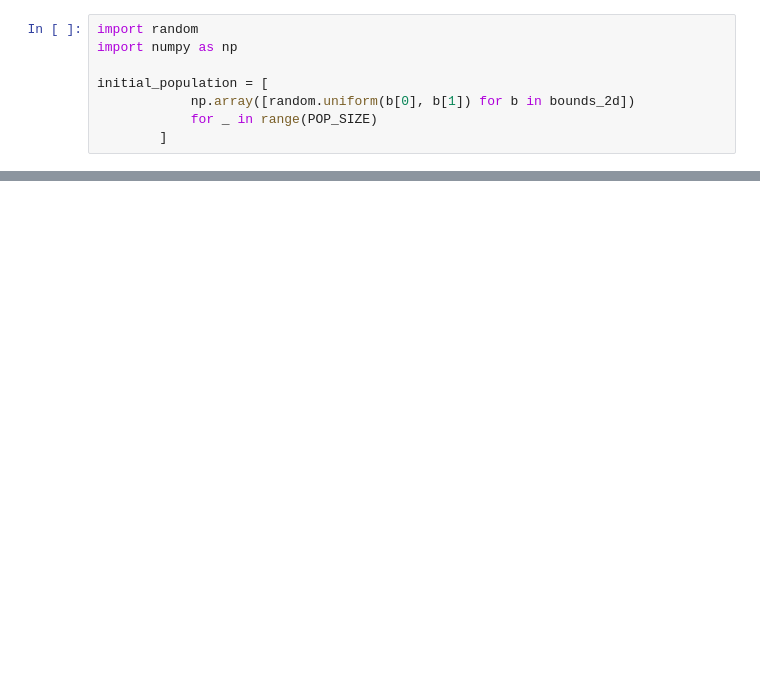
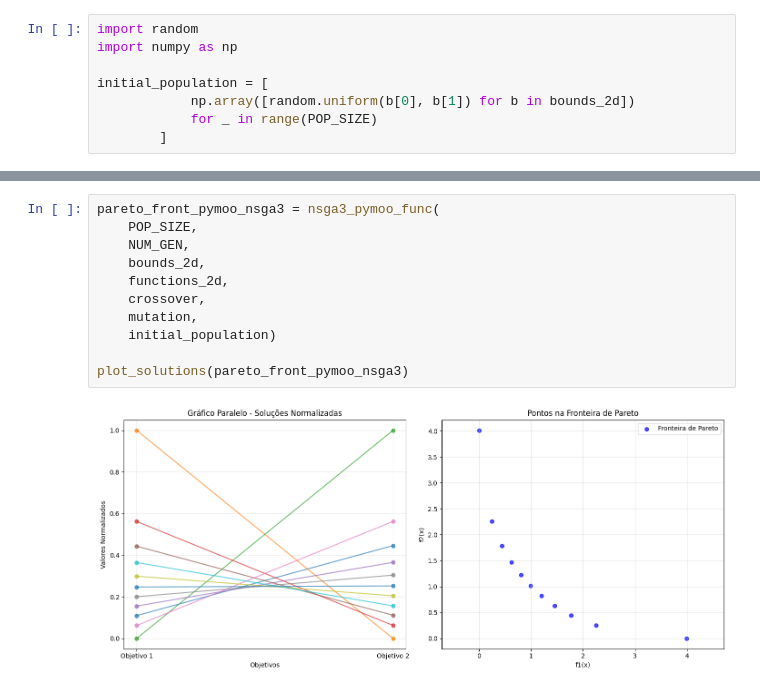
Before and after one commit to JunioCesarFerreira/NSGA-Studies, a Jupyter notebook: notebooks/comparative/nsga-comparations3.ipynb, the cells around one changed output, grey strips where cells are left out. Cells and saved outputs as stored; diff of their text form; blank space fills up the shorter version.

```diff
--- a/notebooks/comparative/nsga-comparations3.ipynb
+++ b/notebooks/comparative/nsga-comparations3.ipynb
@@ -72,0 +143,13 @@ plot_solutions(pareto_front_my_nsga3)
+# %%
+pareto_front_pymoo_nsga3 = nsga3_pymoo_func(
+    POP_SIZE,
+    NUM_GEN,
+    bounds_2d,
+    functions_2d,
+    crossover,
+    mutation,
+    initial_population)
+
+plot_solutions(pareto_front_pymoo_nsga3)
+# %% [output]
+[figure, added]
```
Also changed, not shown: parts of 18 cells of this notebook, 1 other file.
